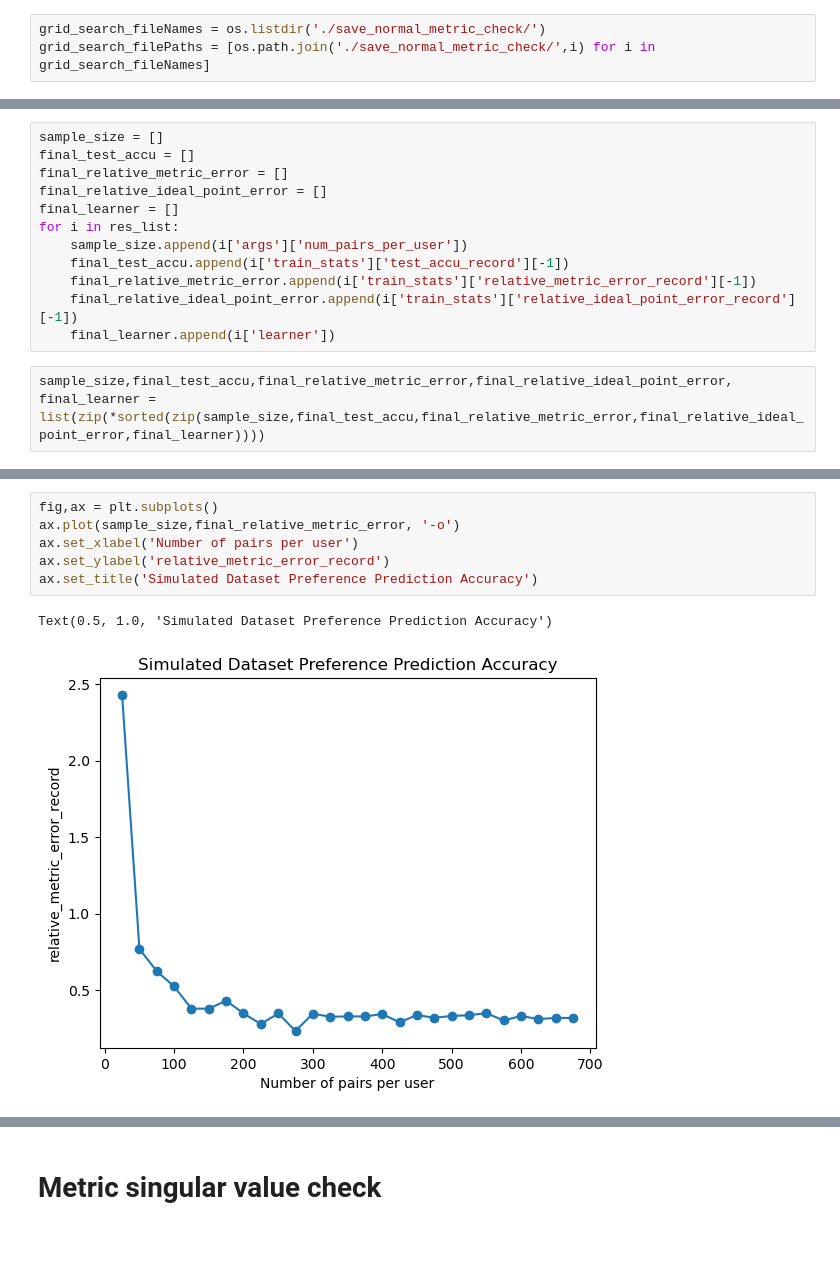
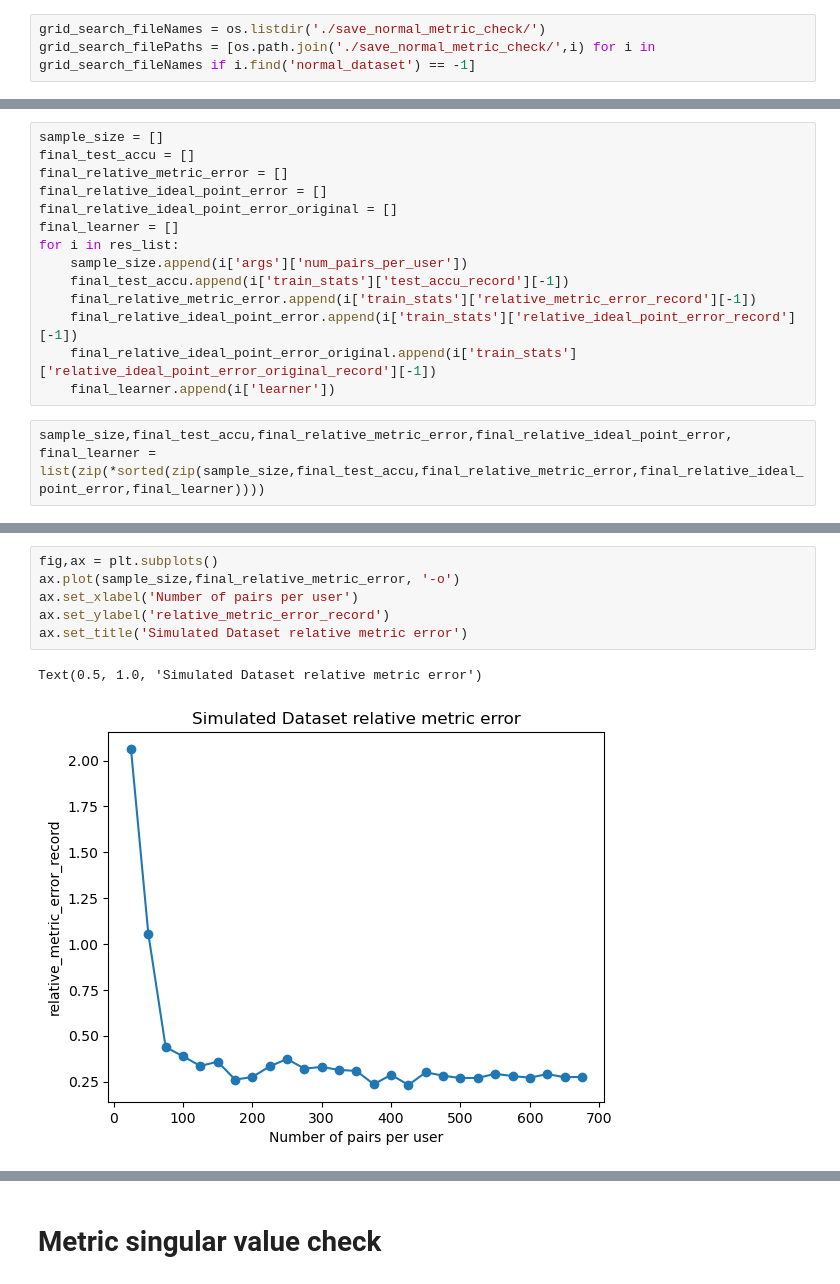
Before and after one commit to ChenDaiwei-99/multiuser-metric-preference, a Jupyter notebook: metric_check_analysis.ipynb, the cells around one changed output, grey strips where cells are left out. Cells and saved outputs as stored; diff of their text form; blank space fills up the shorter version.

Commit message:
subgroups exploration anchor points

```diff
--- a/metric_check_analysis.ipynb
+++ b/metric_check_analysis.ipynb
@@ -11,6 +36,6 @@ from joblib import Parallel, delayed
 # %%
 grid_search_fileNames = os.listdir('./save_normal_metric_check/')
-grid_search_filePaths = [os.path.join('./save_normal_metric_check/',i) for i in grid_search_fileNames]
+grid_search_filePaths = [os.path.join('./save_normal_metric_check/',i) for i in grid_search_fileNames if i.find('normal_dataset') == -1]
 # %%
 res_list = [torch.load(filePath) for filePath in tqdm(grid_search_filePaths)]
 # %%
@@ -18,12 +43,14 @@ sample_size = []
 final_test_accu = []
 final_relative_metric_error = []
 final_relative_ideal_point_error = []
+final_relative_ideal_point_error_original = []
 final_learner = []
 for i in res_list:
     sample_size.append(i['args']['num_pairs_per_user'])
     final_test_accu.append(i['train_stats']['test_accu_record'][-1])
     final_relative_metric_error.append(i['train_stats']['relative_metric_error_record'][-1])
     final_relative_ideal_point_error.append(i['train_stats']['relative_ideal_point_error_record'][-1])
+    final_relative_ideal_point_error_original.append(i['train_stats']['relative_ideal_point_error_original_record'][-1])
     final_learner.append(i['learner'])
 # %%
 sample_size,final_test_accu,final_relative_metric_error,final_relative_ideal_point_error, final_learner = list(zip(*sorted(zip(sample_size,final_test_accu,final_relative_metric_error,final_relative_ideal_point_error,final_learner))))
@@ -39,12 +67,12 @@ Text(0.5, 1.0, 'Simulated Dataset Preference Prediction Accuracy')
 # %%
 fig,ax = plt.subplots()
 ax.plot(sample_size,final_relative_metric_error, '-o')
 ax.set_xlabel('Number of pairs per user')
 ax.set_ylabel('relative_metric_error_record')
-ax.set_title('Simulated Dataset Preference Prediction Accuracy')
+ax.set_title('Simulated Dataset relative metric error')
 # %% [output]
-Text(0.5, 1.0, 'Simulated Dataset Preference Prediction Accuracy')
+Text(0.5, 1.0, 'Simulated Dataset relative metric error')
-[figure, old version]
+[figure, new version]
 # %%
 fig,ax = plt.subplots()
 ax.plot(sample_size,final_relative_ideal_point_error, '-o')
```
Also changed, not shown: parts of 6 cells of this notebook, 6 other files.
